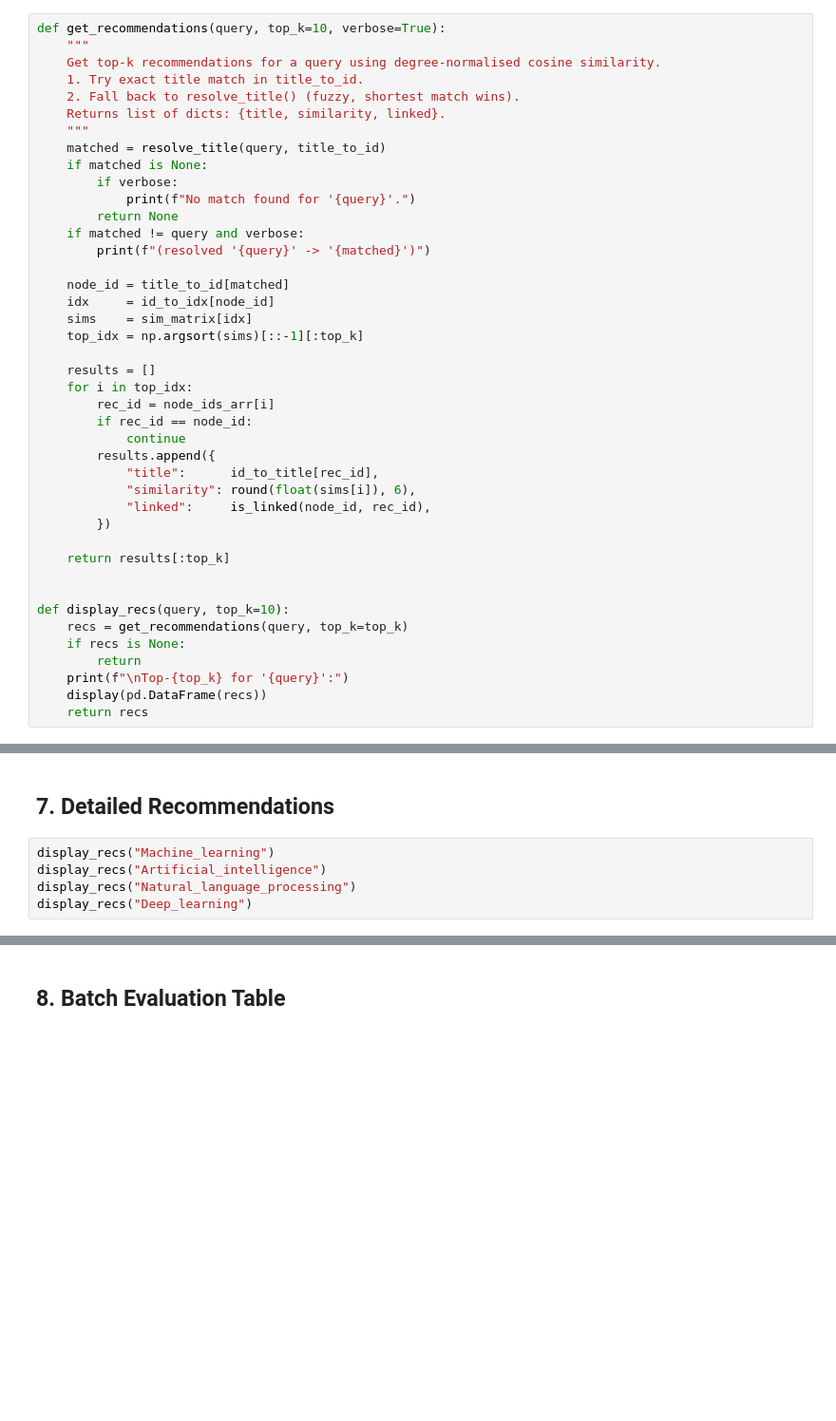
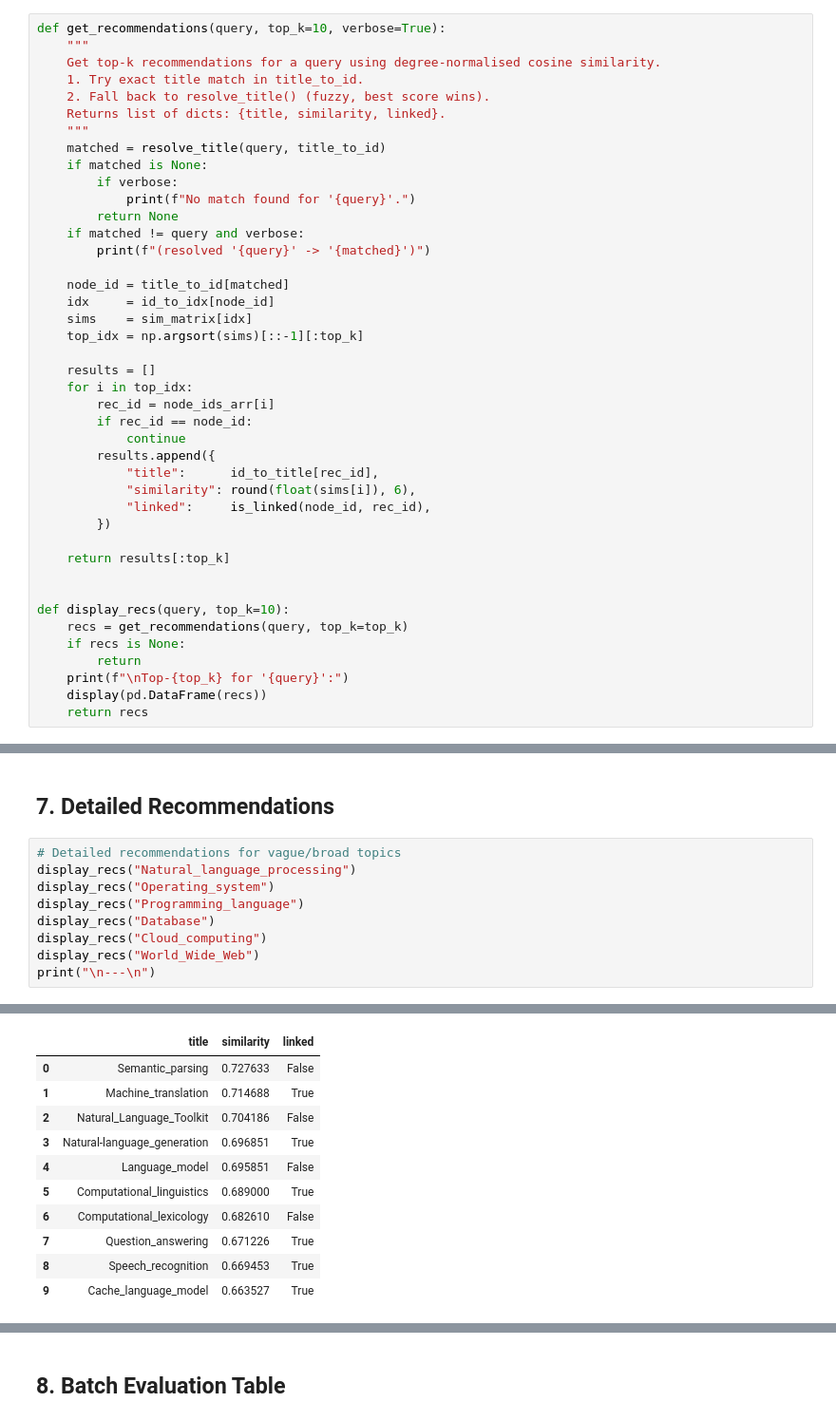
Before and after one commit to regsah/graph-final-project, a Jupyter notebook: WikiCS/custom-wiki/notebooks/recommendation/recommendation-1.ipynb, the cells around one changed output, grey strips where cells are left out. Shown at 95% size. Drawn from its saved outputs; the diff is of its cells as text; blank space fills up the shorter version.

Commit message:
Add recommendation-1 with degree-normalised embeddings, power-law fit, and report-5

```diff
--- a/WikiCS/custom-wiki/notebooks/recommendation/recommendation-1.ipynb
+++ b/WikiCS/custom-wiki/notebooks/recommendation/recommendation-1.ipynb
@@ -139,7 +163,7 @@ def get_recommendations(query, top_k=10, verbose=True):
     """
     Get top-k recommendations for a query using degree-normalised cosine similarity.
     1. Try exact title match in title_to_id.
-    2. Fall back to resolve_title() (fuzzy, shortest match wins).
+    2. Fall back to resolve_title() (fuzzy, best score wins).
     Returns list of dicts: {title, similarity, linked}.
     """
     matched = resolve_title(query, title_to_id)
@@ -216,7 +251,12 @@ for q in test_queries:
 # %% [markdown]
 ## 7. Detailed Recommendations
 # %%
-display_recs("Machine_learning")
-display_recs("Artificial_intelligence")
+# Detailed recommendations for vague/broad topics
 display_recs("Natural_language_processing")
-display_recs("Deep_learning")
+display_recs("Operating_system")
+display_recs("Programming_language")
+display_recs("Database")
+display_recs("Cloud_computing")
+display_recs("World_Wide_Web")
+print("\n---\n")
+# %% [output]
@@ -222,0 +264,11 @@ display_recs("Deep_learning")
+|  | title | similarity | linked |
+| 0 | Semantic_parsing | 0.727633 | False |
+| 1 | Machine_translation | 0.714688 | True |
+| 2 | Natural_Language_Toolkit | 0.704186 | False |
+| 3 | Natural-language_generation | 0.696851 | True |
+| 4 | Language_model | 0.695851 | False |
+| 5 | Computational_linguistics | 0.689000 | True |
+| 6 | Computational_lexicology | 0.682610 | False |
+| 7 | Question_answering | 0.671226 | True |
+| 8 | Speech_recognition | 0.669453 | True |
+| 9 | Cache_language_model | 0.663527 | True |
```
Also changed, not shown: parts of 9 cells of this notebook, 3 other files.
